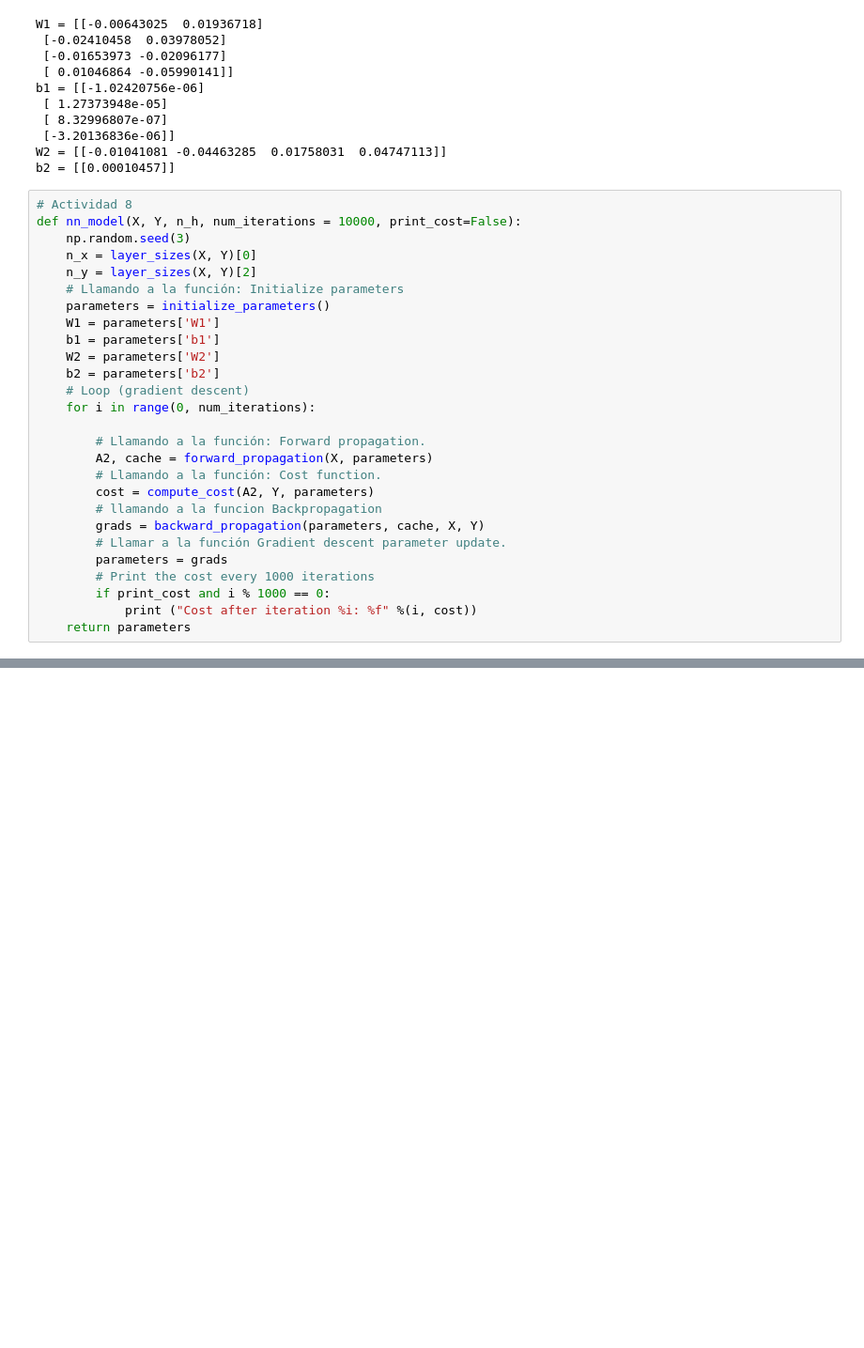
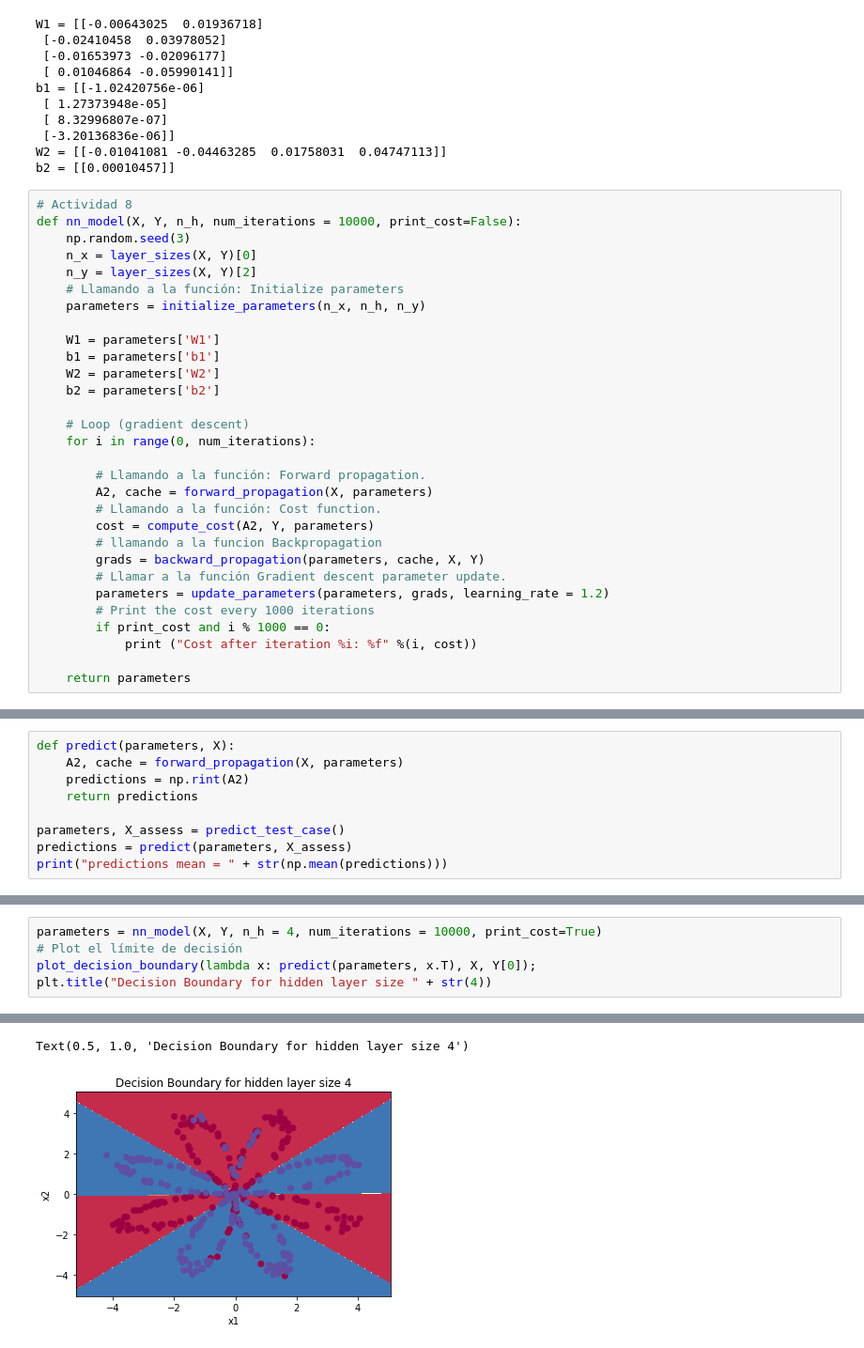
Before and after one commit to alexchambi/hiddenlayer, a Jupyter notebook: Hidden Layer.ipynb, the cells around one changed output, grey strips where cells are left out. Shown at 94% size. Cells and saved outputs as stored; diff of their text form; blank space fills up the shorter version.

```diff
--- a/Hidden Layer.ipynb
+++ b/Hidden Layer.ipynb
@@ -238,11 +238,13 @@ def nn_model(X, Y, n_h, num_iterations = 10000, print_cost=False):
     n_x = layer_sizes(X, Y)[0]
     n_y = layer_sizes(X, Y)[2]
     # Llamando a la función: Initialize parameters
-    parameters = initialize_parameters()
+    parameters = initialize_parameters(n_x, n_h, n_y)
+
     W1 = parameters['W1']
     b1 = parameters['b1']
     W2 = parameters['W2']
     b2 = parameters['b2']
+
     # Loop (gradient descent)
     for i in range(0, num_iterations):
 
@@ -253,8 +255,9 @@ def nn_model(X, Y, n_h, num_iterations = 10000, print_cost=False):
         # llamando a la funcion Backpropagation
         grads = backward_propagation(parameters, cache, X, Y)
         # Llamar a la función Gradient descent parameter update.
-        parameters = grads
+        parameters = update_parameters(parameters, grads, learning_rate = 1.2)
         # Print the cost every 1000 iterations
         if print_cost and i % 1000 == 0:
             print ("Cost after iteration %i: %f" %(i, cost))
+
     return parameters
@@ -260,0 +285,9 @@ def nn_model(X, Y, n_h, num_iterations = 10000, print_cost=False):
+# %%
+def predict(parameters, X):
+    A2, cache = forward_propagation(X, parameters)
+    predictions = np.rint(A2)
+    return predictions
+
+parameters, X_assess = predict_test_case()
+predictions = predict(parameters, X_assess)
+print("predictions mean = " + str(np.mean(predictions)))
@@ -260,0 +296,6 @@ def nn_model(X, Y, n_h, num_iterations = 10000, print_cost=False):
+# %%
+parameters = nn_model(X, Y, n_h = 4, num_iterations = 10000, print_cost=True)
+# Plot el límite de decisión
+plot_decision_boundary(lambda x: predict(parameters, x.T), X, Y[0]);
+plt.title("Decision Boundary for hidden layer size " + str(4))
+# %% [output]
@@ -260,0 +312,2 @@ def nn_model(X, Y, n_h, num_iterations = 10000, print_cost=False):
+Text(0.5, 1.0, 'Decision Boundary for hidden layer size 4')
+[figure, added]
```
Also changed, not shown: parts of 5 cells of this notebook.
